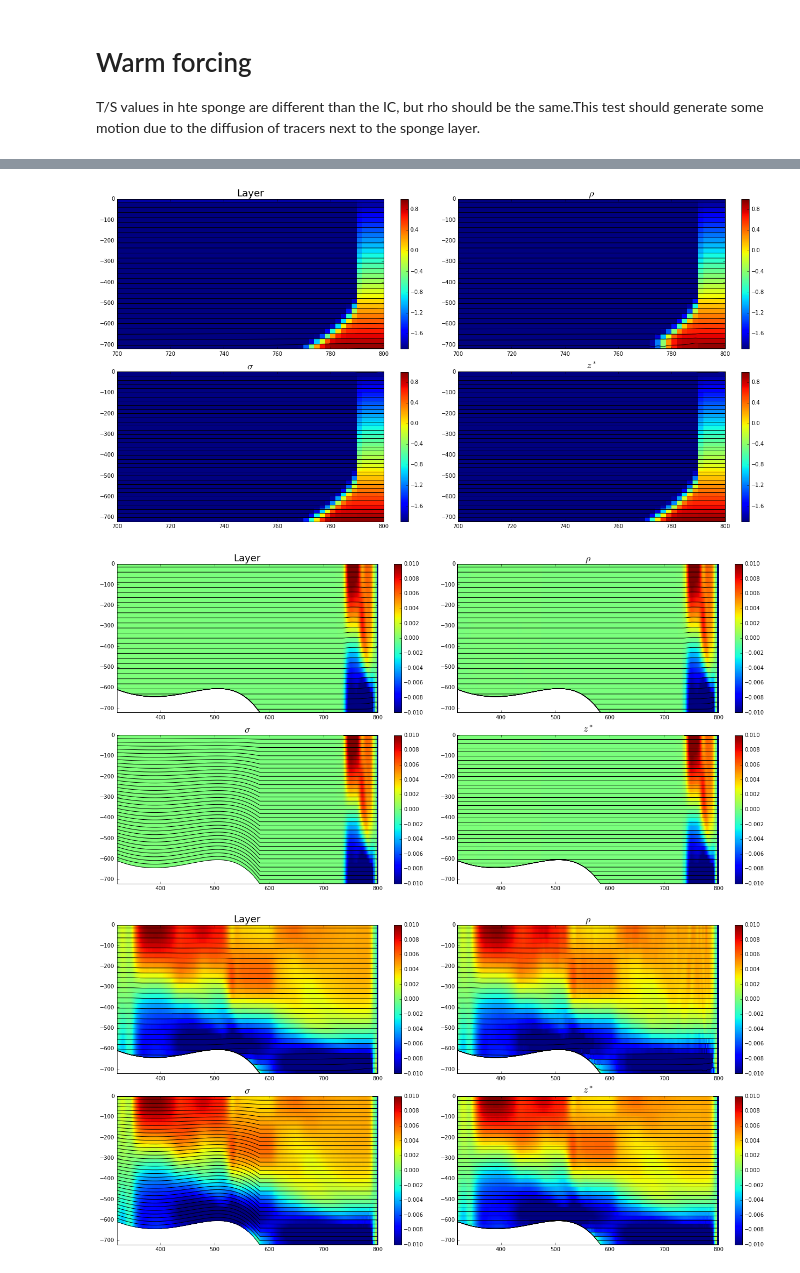
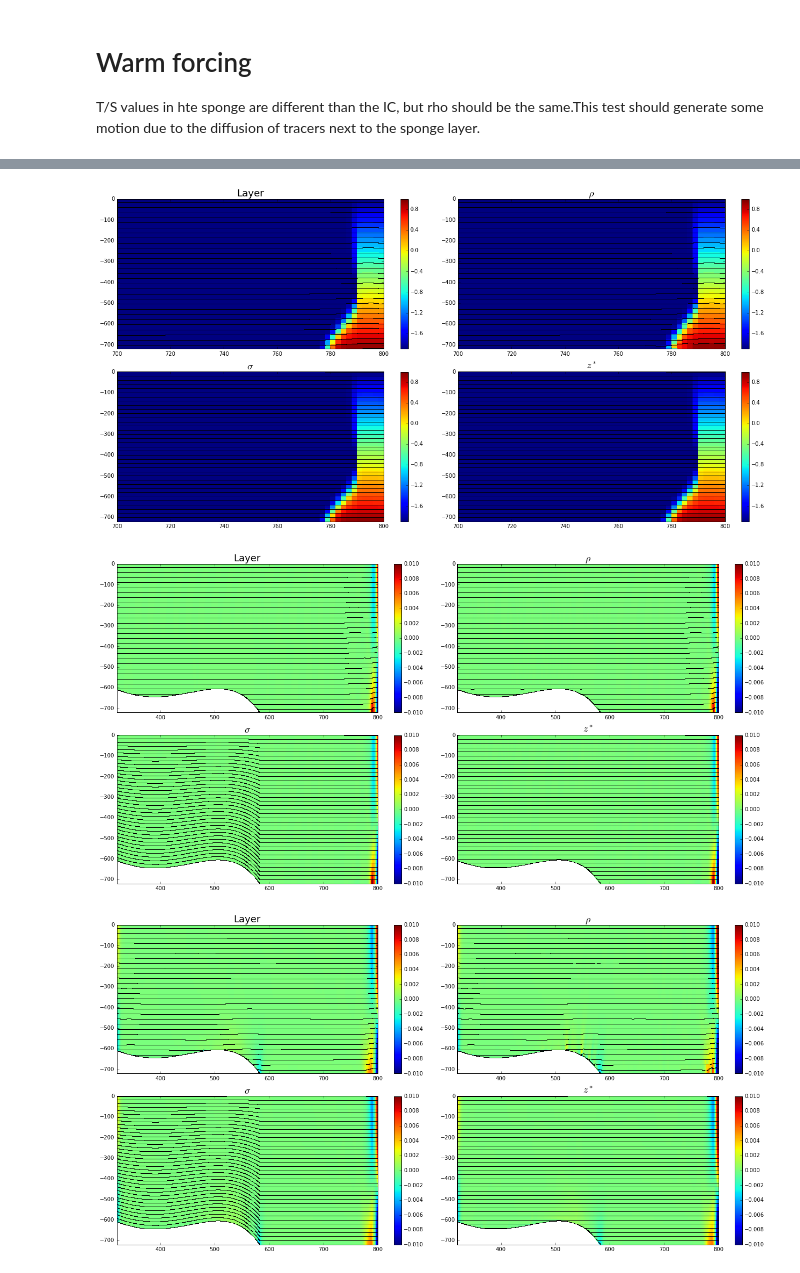
Before and after one commit to gustavo-marques/ISOMIP, a Jupyter notebook: ipynb/sponge_warm.ipynb, the cells around one changed output, grey strips where cells are left out. Saved outputs shown, nothing was run; the diff lists cells and outputs as text; code cells hidden in the pictures.

```diff
--- a/ipynb/sponge_warm.ipynb
+++ b/ipynb/sponge_warm.ipynb
@@ -38,7 +38,7 @@ sigma_file = netCDF4.Dataset(path+'sigma/'+prog_file)
 z_file = netCDF4.Dataset(path+'z/'+prog_file)
 # %%
 # Read the horizontal coordinate which is the same for all configurations
-xq = layer_file.variables['xq'][:] # This is the coordinate of the cell corners (u-points in 1D)
+xq = layer_file.variables['yq'][:] # This is the coordinate of the cell corners (u-points in 1D)
 xq = np.concatenate(([0],xq)) # Inserts left most edge of domain in to coordinate
 # %%
 record = 9
@@ -68,32 +68,32 @@ plt.tight_layout()
 variable = 'temp'
 clim=(-1.9,1.0)
 plt.figure(figsize=(18,9))
-plt.subplot(2,2,1); plot_section(layer_file, record, xq, variable=variable, xlim=xlim, clim=clim); plt.title('Layer', fontsize=18);
-plt.subplot(2,2,2); plot_section(rho_file, record, xq, variable=variable, xlim=xlim, clim=clim); plt.title(r'$\rho$', fontsize=18);
-plt.subplot(2,2,3); plot_section(sigma_file, record, xq, variable=variable, xlim=xlim, clim=clim); plt.title(r'$\sigma$', fontsize=18);
-plt.subplot(2,2,4); plot_section(z_file, record, xq, variable=variable, xlim=xlim, clim=clim); plt.title(r'$z^*$', fontsize=18);
+plt.subplot(2,2,1); plot_section(layer_file, record, xq,i=2, variable=variable, xlim=xlim, clim=clim); plt.title('Layer', fontsize=18);
+plt.subplot(2,2,2); plot_section(rho_file, record, xq,i=2, variable=variable, xlim=xlim, clim=clim); plt.title(r'$\rho$', fontsize=18);
+plt.subplot(2,2,3); plot_section(sigma_file, record, xq, i=2,variable=variable, xlim=xlim, clim=clim); plt.title(r'$\sigma$', fontsize=18);
+plt.subplot(2,2,4); plot_section(z_file, record, xq,i=2, variable=variable, xlim=xlim, clim=clim); plt.title(r'$z^*$', fontsize=18);
 plt.tight_layout()
 # %% [output]
-[figure, old version]
+[figure, new version]
 # %%
 variable = 'u'
 clim=(-1e-2,1e-2)
 xlim=(320,800)
 record = 0
 plt.figure(figsize=(18,9))
-plt.subplot(2,2,1); plot_section(layer_file, record, xq, variable=variable,xlim=xlim, clim=clim); plt.title('Layer', fontsize=18);
-plt.subplot(2,2,2); plot_section(rho_file, record, xq, variable=variable,xlim=xlim, clim=clim); plt.title(r'$\rho$', fontsize=18);
-plt.subplot(2,2,3); plot_section(sigma_file, record, xq, variable=variable,xlim=xlim, clim=clim); plt.title(r'$\sigma$', fontsize=18);
-plt.subplot(2,2,4); plot_section(z_file, record, xq, variable=variable,xlim=xlim, clim=clim); plt.title(r'$z^*$', fontsize=18);
+plt.subplot(2,2,1); plot_section(layer_file, record, xq, i=2,variable=variable,xlim=xlim, clim=clim); plt.title('Layer', fontsize=18);
+plt.subplot(2,2,2); plot_section(rho_file, record, xq,i=2, variable=variable,xlim=xlim, clim=clim); plt.title(r'$\rho$', fontsize=18);
+plt.subplot(2,2,3); plot_section(sigma_file, record, xq,i=2, variable=variable,xlim=xlim, clim=clim); plt.title(r'$\sigma$', fontsize=18);
+plt.subplot(2,2,4); plot_section(z_file, record, xq, i=2,variable=variable,xlim=xlim, clim=clim); plt.title(r'$z^*$', fontsize=18);
 plt.tight_layout()
 record = 9
 plt.figure(figsize=(18,9))
-plt.subplot(2,2,1); plot_section(layer_file, record, xq, variable=variable,xlim=xlim, clim=clim); plt.title('Layer', fontsize=18);
-plt.subplot(2,2,2); plot_section(rho_file, record, xq, variable=variable,xlim=xlim, clim=clim); plt.title(r'$\rho$', fontsize=18);
-plt.subplot(2,2,3); plot_section(sigma_file, record, xq, variable=variable,xlim=xlim, clim=clim); plt.title(r'$\sigma$', fontsize=18);
-plt.subplot(2,2,4); plot_section(z_file, record, xq, variable=variable,xlim=xlim, clim=clim); plt.title(r'$z^*$', fontsize=18);
+plt.subplot(2,2,1); plot_section(layer_file, record, xq,i=2, variable=variable,xlim=xlim, clim=clim); plt.title('Layer', fontsize=18);
+plt.subplot(2,2,2); plot_section(rho_file, record, xq,i=2, variable=variable,xlim=xlim, clim=clim); plt.title(r'$\rho$', fontsize=18);
+plt.subplot(2,2,3); plot_section(sigma_file, record, xq,i=2, variable=variable,xlim=xlim, clim=clim); plt.title(r'$\sigma$', fontsize=18);
+plt.subplot(2,2,4); plot_section(z_file, record, xq,i=2, variable=variable,xlim=xlim, clim=clim); plt.title(r'$z^*$', fontsize=18);
 plt.tight_layout()
 # %% [output]
-[figure, old version]
+[figure, new version]
-[figure, old version]
+[figure, new version]
 # %%
```
Also changed, not shown: parts of 5 cells of this notebook, 5 other files.
